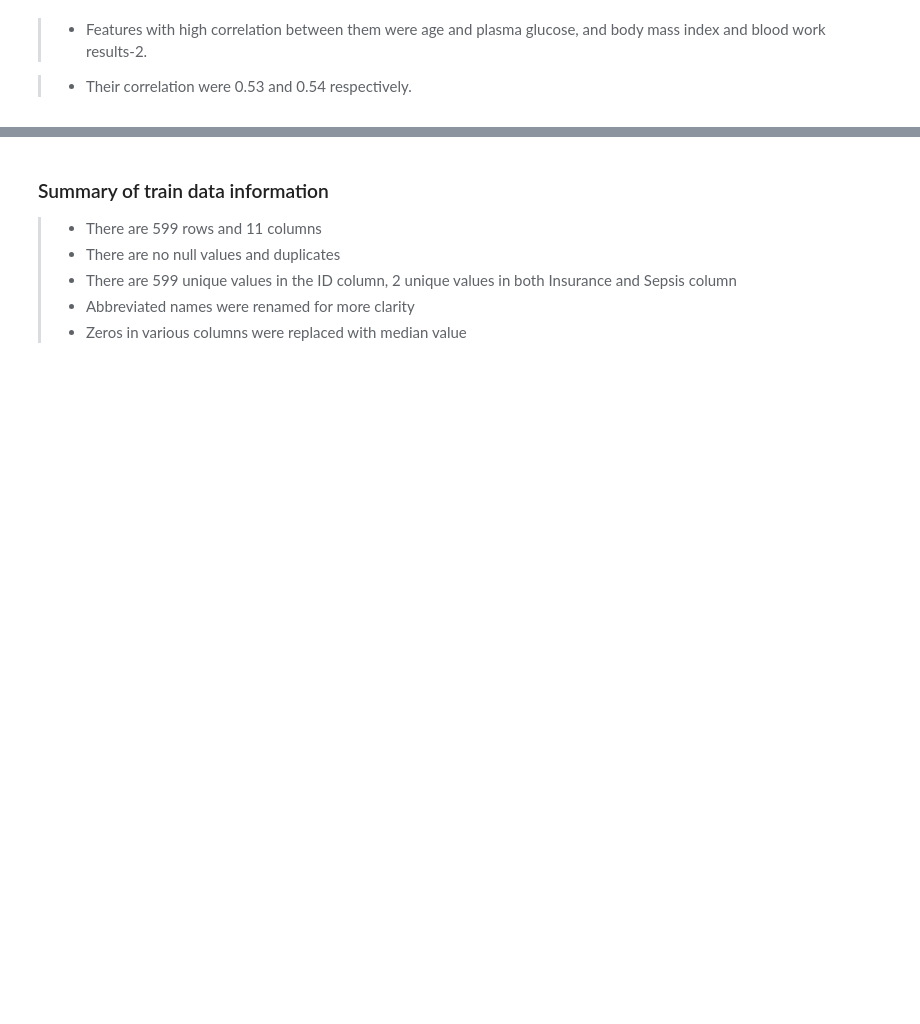
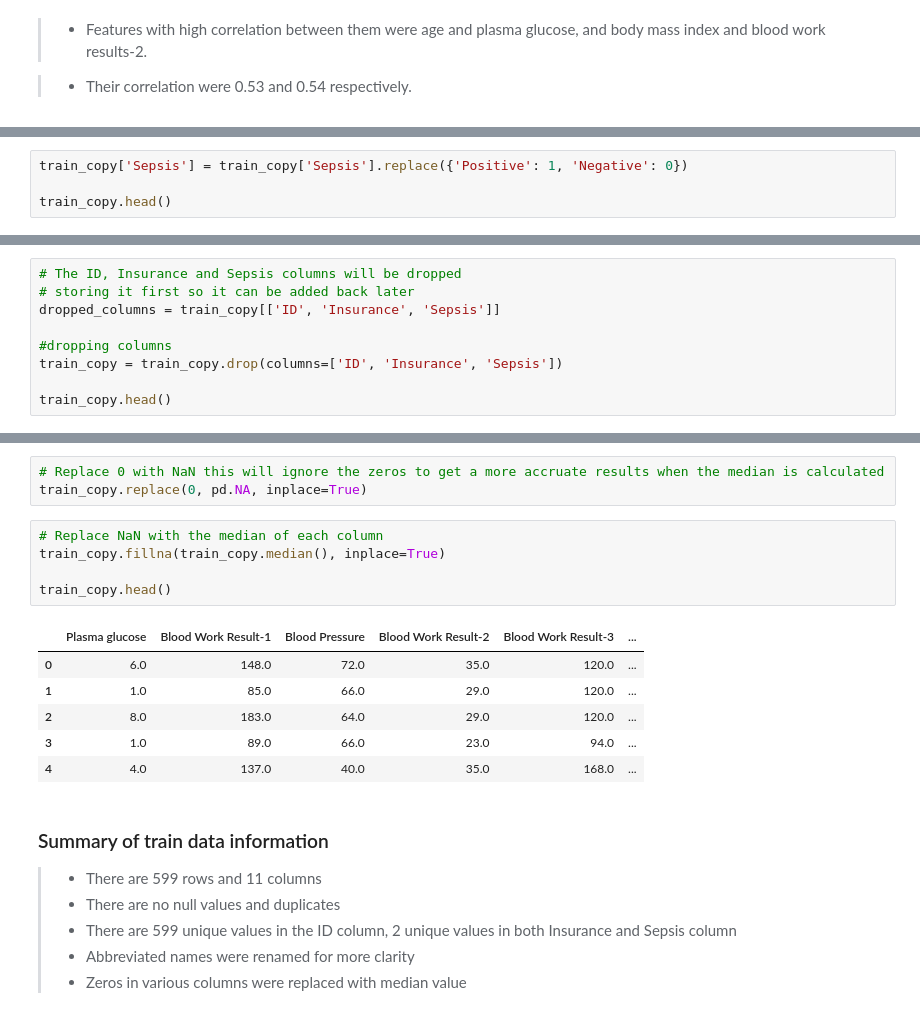
Before and after one commit to acheampongmaa/Sepsis-Prediction-Embedding-ML-into-a-Web-Application, a Jupyter notebook: dev/notebook/Machine Learning Model.ipynb, the cells around one changed output, grey strips where cells are left out. Drawn from its saved outputs; the diff is of its cells as text; blank space fills up the shorter version.

```diff
--- a/dev/notebook/Machine Learning Model.ipynb
+++ b/dev/notebook/Machine Learning Model.ipynb
@@ -346,0 +315,4 @@ plt.show()
+# %%
+train_copy['Sepsis'] = train_copy['Sepsis'].replace({'Positive': 1, 'Negative': 0})
+
+train_copy.head()
@@ -346,0 +326,9 @@ plt.show()
+# %%
+# The ID, Insurance and Sepsis columns will be dropped
+# storing it first so it can be added back later
+dropped_columns = train_copy[['ID', 'Insurance', 'Sepsis']]
+
+#dropping columns
+train_copy = train_copy.drop(columns=['ID', 'Insurance', 'Sepsis'])
+
+train_copy.head()
@@ -347,3 +342,18 @@ plt.show()
+# %%
+# Replace 0 with NaN this will ignore the zeros to get a more accruate results when the median is calculated
+train_copy.replace(0, pd.NA, inplace=True)
+# %%
+# Replace NaN with the median of each column
+train_copy.fillna(train_copy.median(), inplace=True)
+
+train_copy.head()
+# %% [output]
+|  | Plasma glucose | Blood Work Result-1 | Blood Pressure | Blood Work Result-2 | Blood Work Result-3 | ... |
+| 0 | 6.0 | 148.0 | 72.0 | 35.0 | 120.0 | ... |
+| 1 | 1.0 | 85.0 | 66.0 | 29.0 | 120.0 | ... |
+| 2 | 8.0 | 183.0 | 64.0 | 29.0 | 120.0 | ... |
+| 3 | 1.0 | 89.0 | 66.0 | 23.0 | 94.0 | ... |
+| 4 | 4.0 | 137.0 | 40.0 | 35.0 | 168.0 | ... |
 # %% [markdown]
 ### Summary of train data information
 > - There are 599 rows and 11 columns
```
Also changed, not shown: parts of 88 cells of this notebook.
